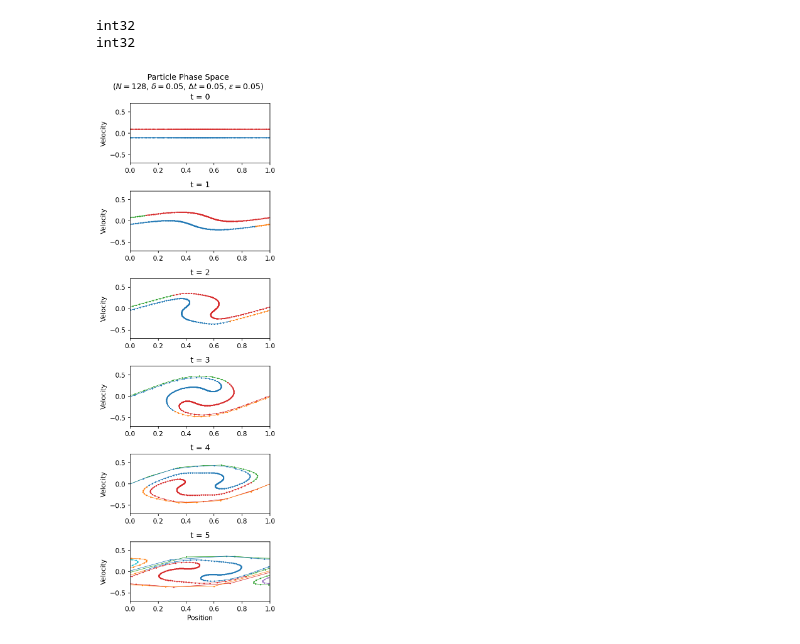
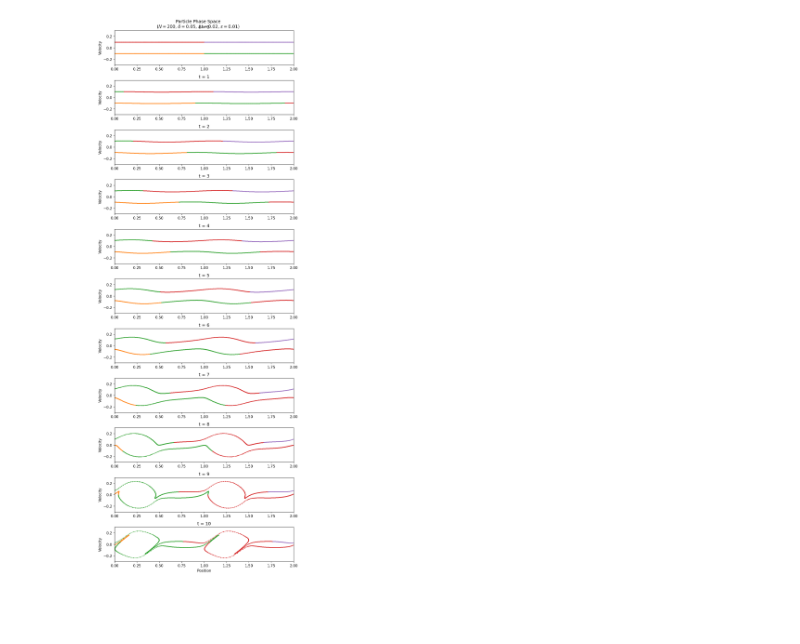
Before and after one commit to horaciomorenom/PlasmaModel, a Jupyter notebook: testing.ipynb, the cells around one changed output. Saved outputs shown, nothing was run; the diff lists cells and outputs as text; code cells hidden in the pictures; blank space fills up the shorter version.

```diff
--- a/testing.ipynb
+++ b/testing.ipynb
@@ -14,16 +17,6 @@ import itertools
-# %%
-a = np.array([1,2])
-b = np.array([3,4])
-
-c = np.array([a,b])
-
-for i in c:
-    print(i.dtype)
-# %% [output]
-int32
-int32
 # %%
-N = 256
-dt = 0.05
-driver = Plasma_Evolver(N, dt, epsilon_in=0.05, delta_in=0.05, insertion=False, rk = True, N_streams=2, v0=0.05)
+N = 200
+dt = 0.02
+epsilon = 0.01
+driver = Plasma_Evolver(N, dt, epsilon_in=epsilon, delta_in=0.05, insertion=False, d1=0.03, rk = True, N_streams=2, v0=0.1)
 # %%
@@ -31,4 +24,4 @@ driver.evolve_plasma(5)
 # %%
-driver.plot_particles(times=(0,1,2,3,4,5), periods=1)
+driver.plot_particles(periods=2, times=(0,1,2,3,4,5,6,7,8,9, 10))
 # %% [output]
-[figure, old version]
+[figure, new version]
```
Also changed, not shown: parts of 13 cells of this notebook, 7 other files.
